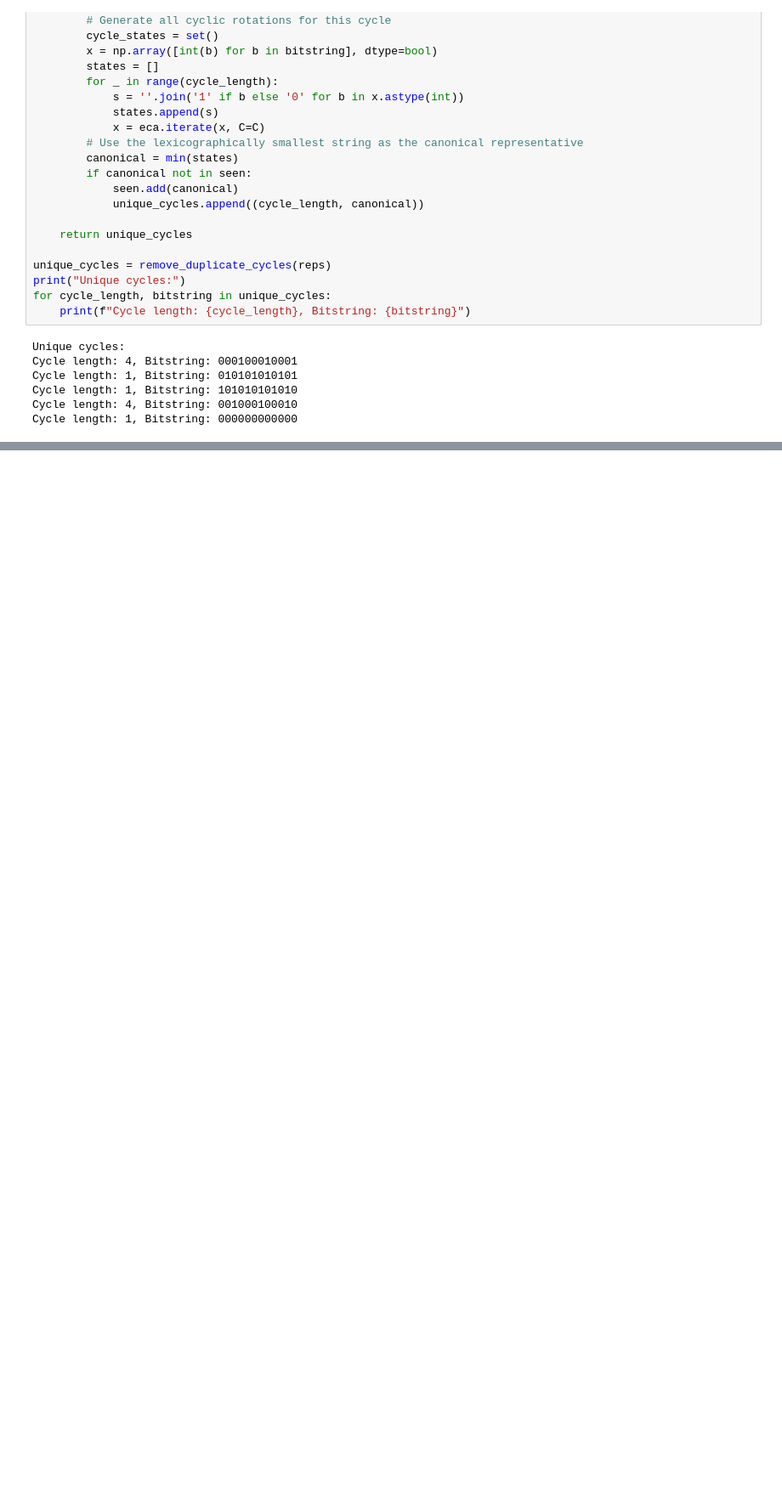
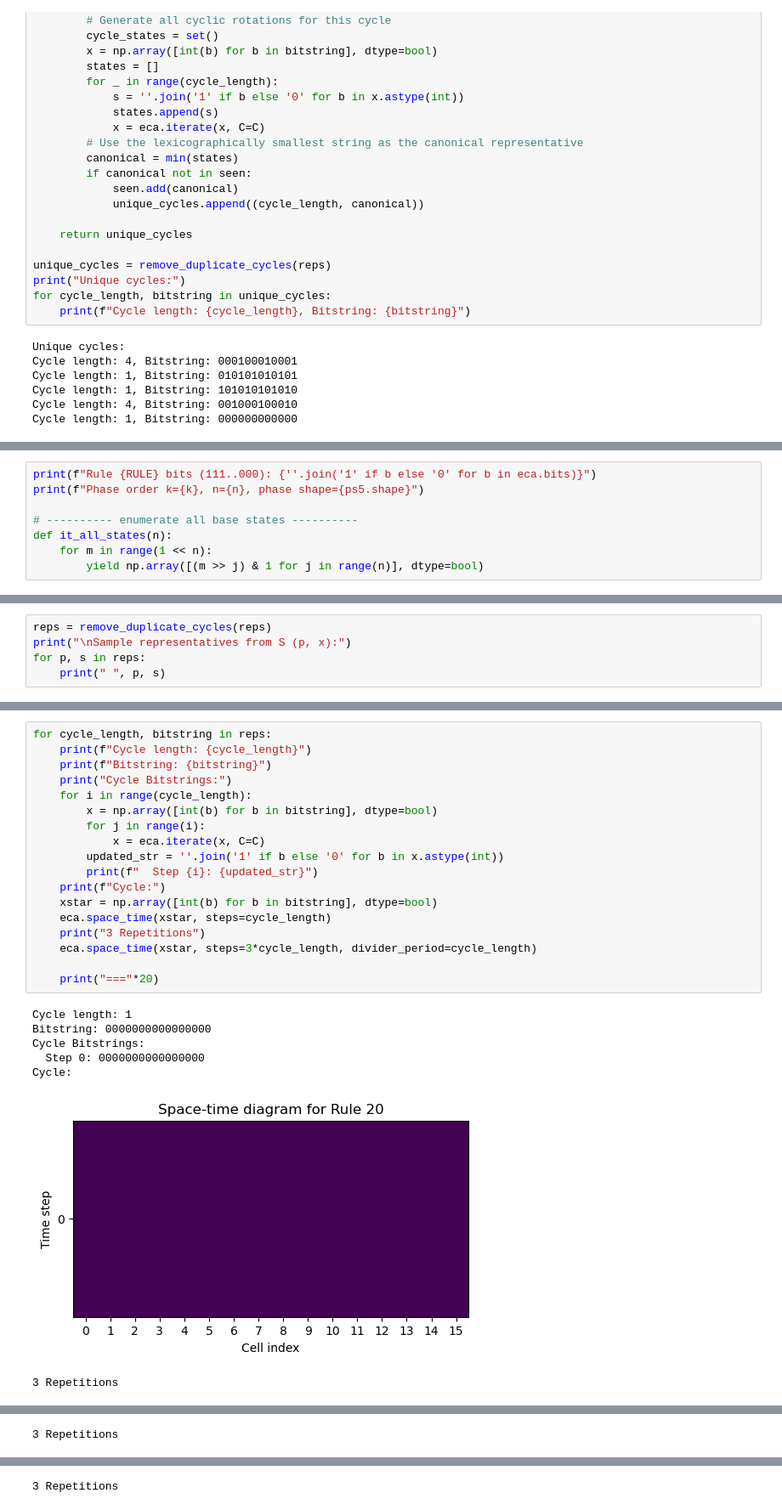
Before and after one commit to mzargham/eca_play, a Jupyter notebook: lasalle_play.ipynb, the cells around one changed output, grey strips where cells are left out. Shown at 85% size. Drawn from its saved outputs; the diff is of its cells as text; blank space fills up the shorter version.

```diff
--- a/lasalle_play.ipynb
+++ b/lasalle_play.ipynb
@@ -446,0 +482,8 @@ Cycle:
+# %%
+print(f"Rule {RULE} bits (111..000): {''.join('1' if b else '0' for b in eca.bits)}")
+print(f"Phase order k={k}, n={n}, phase shape={ps5.shape}")
+
+# ---------- enumerate all base states ----------
+def it_all_states(n):
+    for m in range(1 << n):
+        yield np.array([(m >> j) & 1 for j in range(n)], dtype=bool)
@@ -446,0 +535,5 @@ Cycle:
+# %%
+reps = remove_duplicate_cycles(reps)
+print("\nSample representatives from S (p, x):")
+for p, s in reps:
+    print(" ", p, s)
@@ -446,0 +546,26 @@ Cycle:
+# %%
+for cycle_length, bitstring in reps:
+    print(f"Cycle length: {cycle_length}")
+    print(f"Bitstring: {bitstring}")
+    print("Cycle Bitstrings:")
+    for i in range(cycle_length):
+        x = np.array([int(b) for b in bitstring], dtype=bool)
+        for j in range(i):
+            x = eca.iterate(x, C=C)
+        updated_str = ''.join('1' if b else '0' for b in x.astype(int))
+        print(f"  Step {i}: {updated_str}")
+    print(f"Cycle:")
+    xstar = np.array([int(b) for b in bitstring], dtype=bool)
+    eca.space_time(xstar, steps=cycle_length)
+    print("3 Repetitions")
+    eca.space_time(xstar, steps=3*cycle_length, divider_period=cycle_length)
+
+    print("==="*20)
+# %% [output]
+Cycle length: 1
+Bitstring: 0000000000000000
+Cycle Bitstrings:
+  Step 0: 0000000000000000
+Cycle:
+[figure, added]
+3 Repetitions
@@ -446,0 +591 @@ Cycle:
+3 Repetitions
@@ -446,0 +607 @@ Cycle:
+3 Repetitions
```
Also changed, not shown: parts of 13 cells of this notebook, 1 other file.
